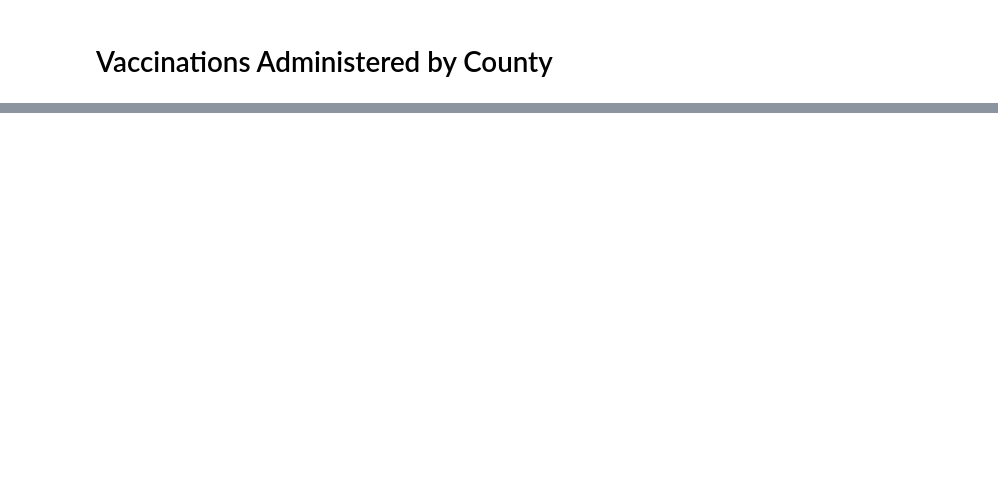
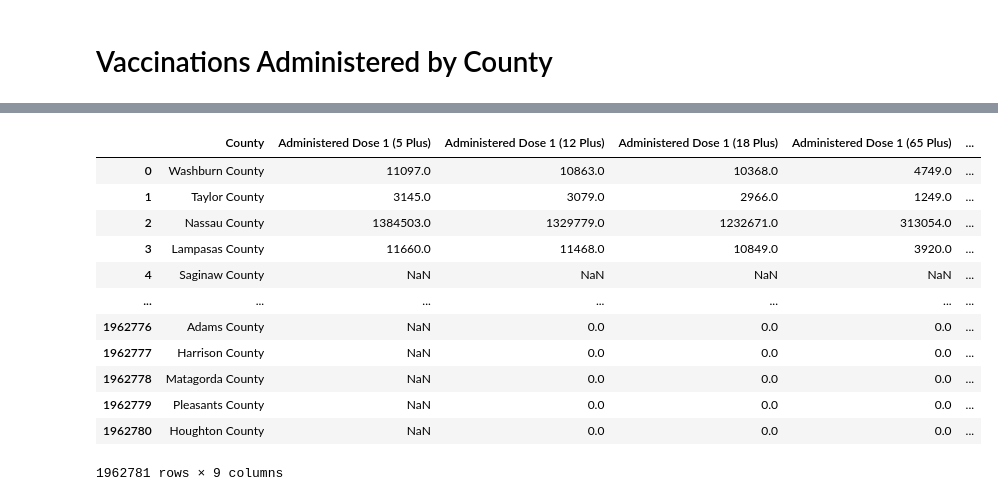
Before and after one commit to tinalina1003/Project1-Group4, a Jupyter notebook: Keyana/Vaccinations Administered by County.ipynb, the cells around one changed output, grey strips where cells are left out. Drawn from its saved outputs; the diff is of its cells as text; code cells hidden in the pictures; blank space fills up the shorter version.

```diff
--- a/Keyana/Vaccinations Administered by County.ipynb
+++ b/Keyana/Vaccinations Administered by County.ipynb
@@ -68,2 +27,29 @@ KeyError: ' '
+# %%
+# Rename columns
+vaccine_df = vaccine_df.rename(columns = {'Recip_County': 'County',
+        'Administered_Dose1_Recip_5Plus': 'Administered Dose 1 (5 Plus)',
+        'Administered_Dose1_Recip_12Plus': 'Administered Dose 1 (12 Plus)',
+        'Administered_Dose1_Recip_18Plus': 'Administered Dose 1 (18 Plus)',
+        'Administered_Dose1_Recip_65Plus': 'Administered Dose 1 (65 Plus)',
+        'Series_Complete_5Plus': 'Administered Series (5 Plus)',
+        'Series_Complete_12Plus': 'Administered Series (12 Plus)',
+        'Series_Complete_18Plus': 'Administered Series (18 Plus)',
+        'Series_Complete_65Plus': 'Administered Series (65 Plus)'})
+
+vaccine_df
+# %% [output]
+|  | County | Administered Dose 1 (5 Plus) | Administered Dose 1 (12 Plus) | Administered Dose 1 (18 Plus) | Administered Dose 1 (65 Plus) | ... |
+| 0 | Washburn County | 11097.0 | 10863.0 | 10368.0 | 4749.0 | ... |
+| 1 | Taylor County | 3145.0 | 3079.0 | 2966.0 | 1249.0 | ... |
+| 2 | Nassau County | 1384503.0 | 1329779.0 | 1232671.0 | 313054.0 | ... |
+| 3 | Lampasas County | 11660.0 | 11468.0 | 10849.0 | 3920.0 | ... |
+| 4 | Saginaw County | NaN | NaN | NaN | NaN | ... |
+| ... | ... | ... | ... | ... | ... | ... |
+| 1962776 | Adams County | NaN | 0.0 | 0.0 | 0.0 | ... |
+| 1962777 | Harrison County | NaN | 0.0 | 0.0 | 0.0 | ... |
+| 1962778 | Matagorda County | NaN | 0.0 | 0.0 | 0.0 | ... |
+| 1962779 | Pleasants County | NaN | 0.0 | 0.0 | 0.0 | ... |
+| 1962780 | Houghton County | NaN | 0.0 | 0.0 | 0.0 | ... |
+1962781 rows × 9 columns
 # %%
 # Drop NaN
```
Also changed, not shown: parts of 15 cells of this notebook, 3 other files.
